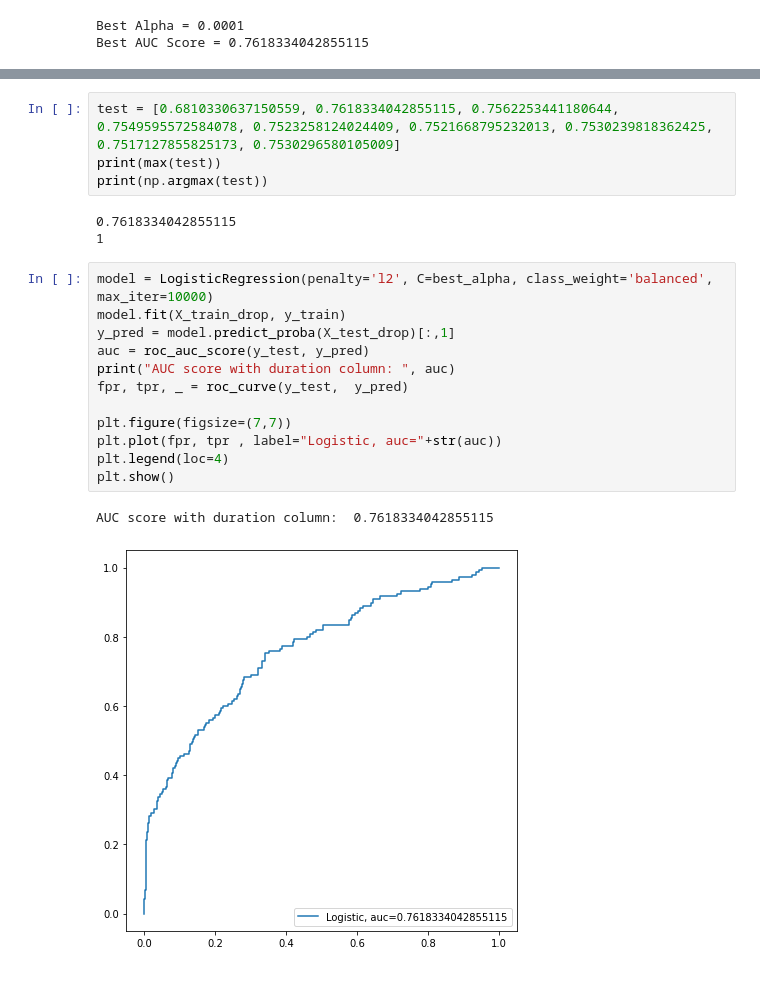
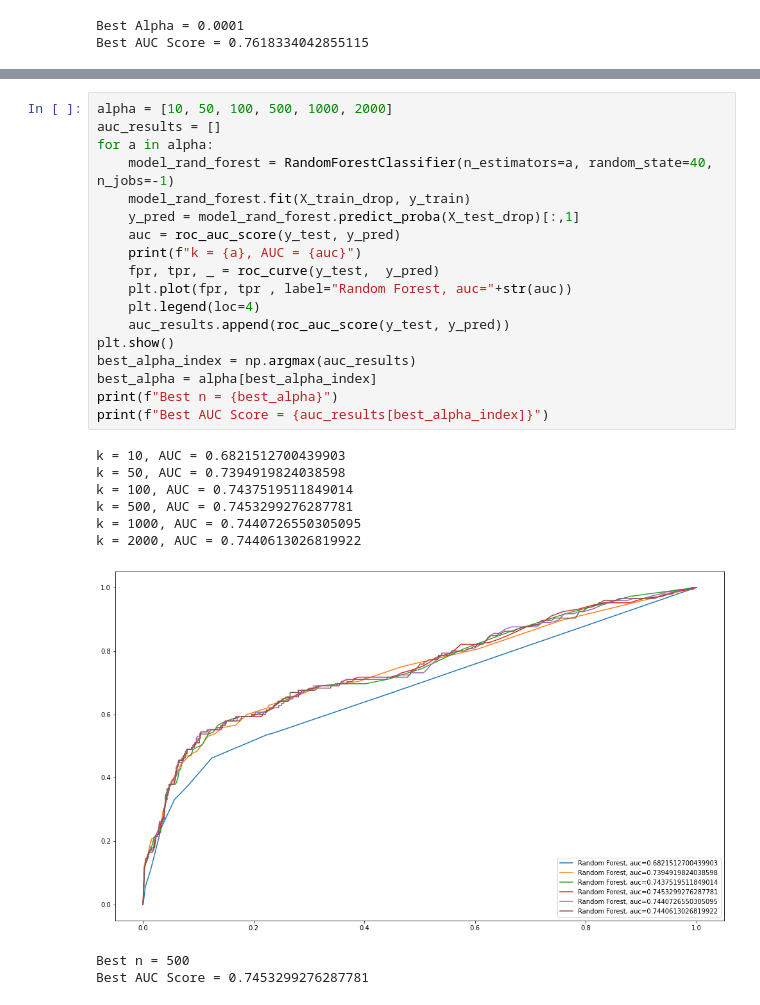
Before and after one commit to thowwafi/bank-telemarketing-analysis, a Jupyter notebook: bank-additional.ipynb, the cells around one changed output, grey strips where cells are left out. Cells and saved outputs as stored; diff of their text form.

Commit message:
finish modelling bank telemarketing

```diff
--- a/bank-additional.ipynb
+++ b/bank-additional.ipynb
@@ -244,22 +282,28 @@ Top 3 features: ['age', 'cons.price.idx', 'contact_cellular']
-# %%
-test = [0.6810330637150559, 0.7618334042855115, 0.7562253441180644, 0.7549595572584078, 0.7523258124024409, 0.7521668795232013, 0.7530239818362425, 0.7517127855825173, 0.7530296580105009]
-print(max(test))
-print(np.argmax(test))
-# %% [output]
-0.7618334042855115
-1
 # %%
-model = LogisticRegression(penalty='l2', C=best_alpha, class_weight='balanced', max_iter=10000)
-model.fit(X_train_drop, y_train)
-y_pred = model.predict_proba(X_test_drop)[:,1]
-auc = roc_auc_score(y_test, y_pred)
-print("AUC score with duration column: ", auc)
-fpr, tpr, _ = roc_curve(y_test,  y_pred)
-
-plt.figure(figsize=(7,7))
-plt.plot(fpr, tpr , label="Logistic, auc="+str(auc))
-plt.legend(loc=4)
+alpha = [10, 50, 100, 500, 1000, 2000]
+auc_results = []
+for a in alpha:
+    model_rand_forest = RandomForestClassifier(n_estimators=a, random_state=40, n_jobs=-1)
+    model_rand_forest.fit(X_train_drop, y_train)
+    y_pred = model_rand_forest.predict_proba(X_test_drop)[:,1]
+    auc = roc_auc_score(y_test, y_pred)
+    print(f"k = {a}, AUC = {auc}")
+    fpr, tpr, _ = roc_curve(y_test,  y_pred)
+    plt.plot(fpr, tpr , label="Random Forest, auc="+str(auc))
+    plt.legend(loc=4)
+    auc_results.append(roc_auc_score(y_test, y_pred))
 plt.show()
+best_alpha_index = np.argmax(auc_results)
+best_alpha = alpha[best_alpha_index]
+print(f"Best n = {best_alpha}")
+print(f"Best AUC Score = {auc_results[best_alpha_index]}")
 # %% [output]
-AUC score with duration column:  0.7618334042855115
+k = 10, AUC = 0.6821512700439903
+k = 50, AUC = 0.7394919824038598
+k = 100, AUC = 0.7437519511849014
+k = 500, AUC = 0.7453299276287781
+k = 1000, AUC = 0.7440726550305095
+k = 2000, AUC = 0.7440613026819922
-[figure, old version]
+[figure, new version]
+Best n = 500
+Best AUC Score = 0.7453299276287781
```
Also changed, not shown: parts of 35 cells of this notebook, 17 other files.
